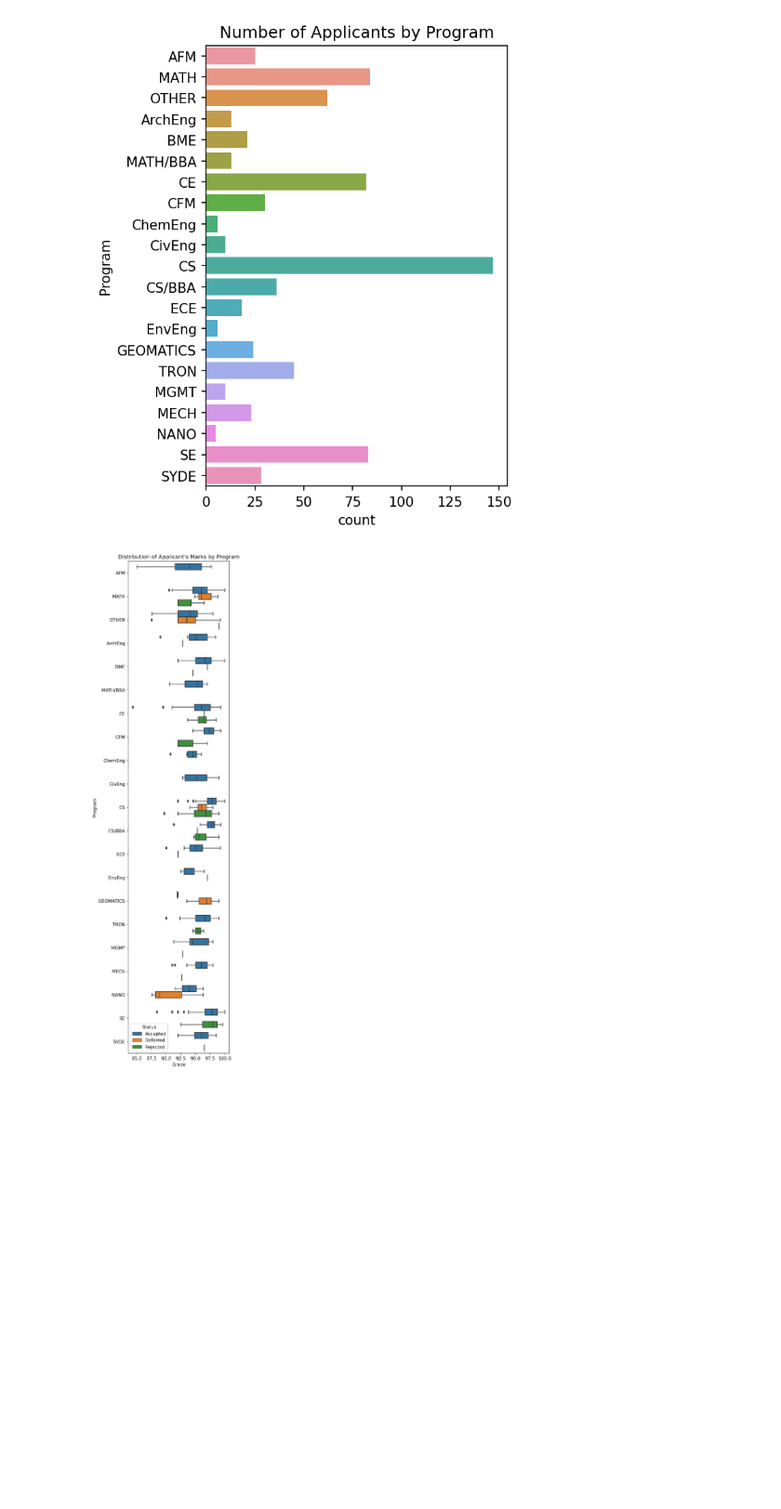
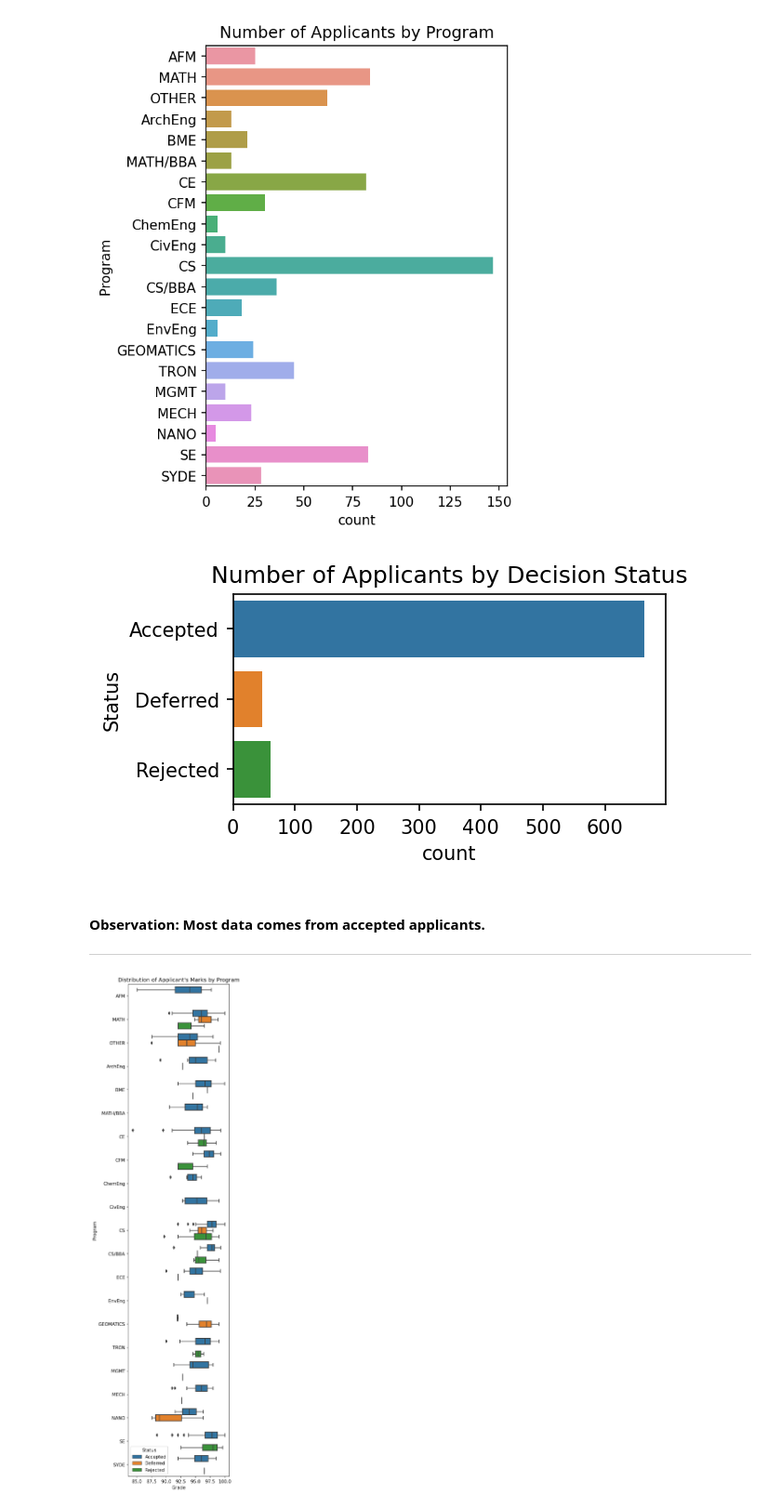
Before and after one commit to caspinprince/waterloo-admissions-analysis, a Jupyter notebook: Data-Analysis.ipynb, the cells around one changed output. Shown at 93% size. Saved outputs shown, nothing was run; the diff lists cells and outputs as text; code cells hidden in the pictures; blank space fills up the shorter version.

Commit message:
improved data analysis

```diff
--- a/Data-Analysis.ipynb
+++ b/Data-Analysis.ipynb
@@ -245,6 +248,17 @@ sns.countplot(data=df, y='Program')
 plt.savefig('../CanadianUniAdmissionsData2021/images/Number_Of_Applicants.png')
 # %% [output]
 [figure]
+# %%
+plt.figure(figsize=(4, 2), dpi=150)
+plt.title('Number of Applicants by Decision Status')
+sns.countplot(data=df, y='Status')
+plt.savefig('../CanadianUniAdmissionsData2021/images/Applicants_by_Decision_Status.png')
+# %% [output]
+[figure, added]
+# %% [markdown]
+#### Observation: Most data comes from accepted applicants.
+
+***
 # %%
 plt.figure(figsize=(4, 20), dpi=150)
 plt.title('Distribution of Applicant\'s Marks by Program')
```
Also changed, not shown: parts of 17 cells of this notebook, 1 other file.
